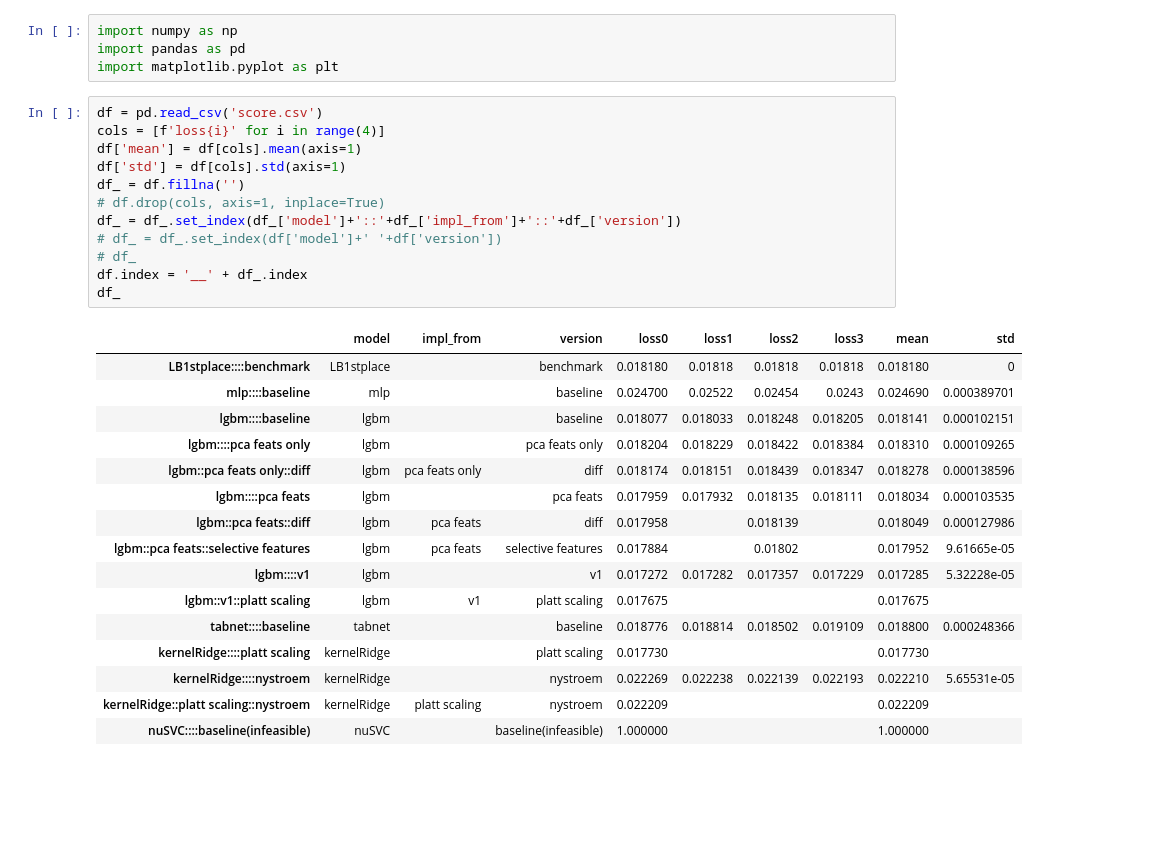
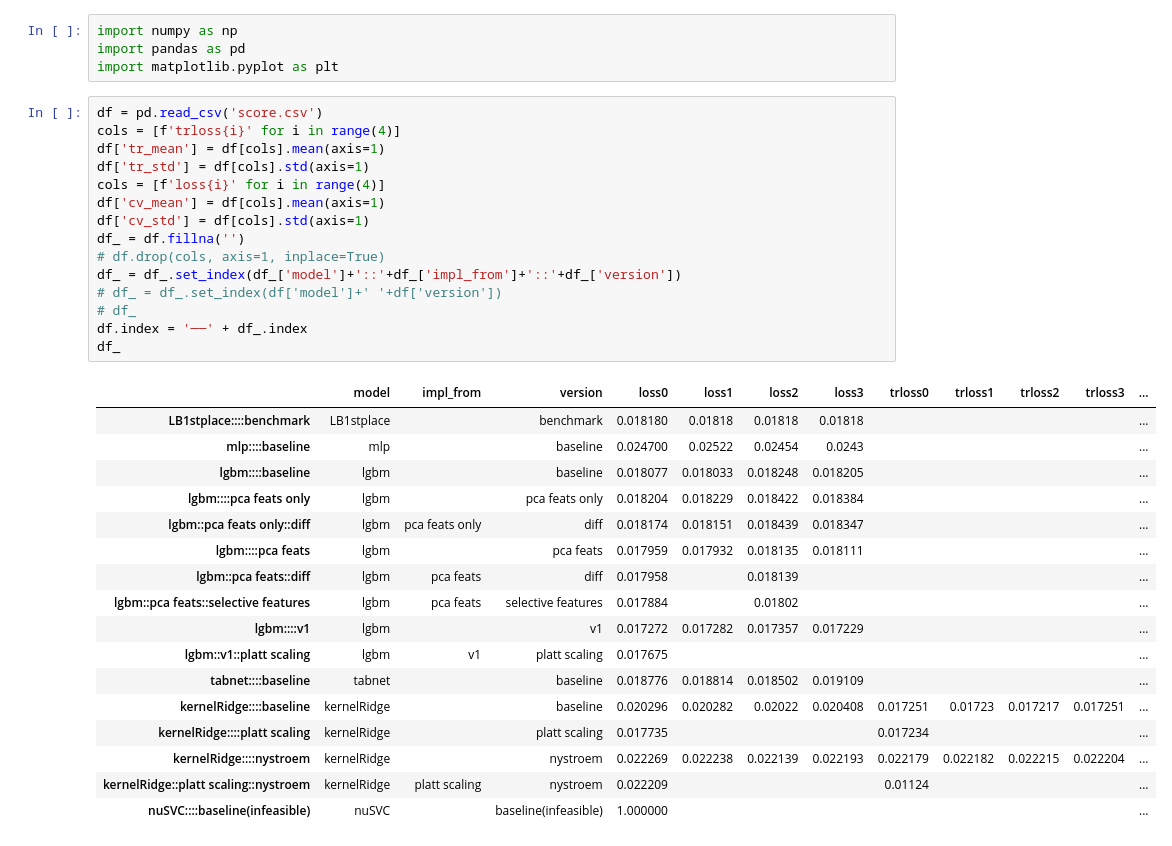
Before and after one commit to MutsumiChieda/moa, a Jupyter notebook: train_nb/score_calculator.ipynb, the cells around one changed output. Drawn from its saved outputs; the diff is of its cells as text; blank space fills up the shorter version.

```diff
--- a/train_nb/score_calculator.ipynb
+++ b/train_nb/score_calculator.ipynb
@@ -4,33 +4,37 @@ import pandas as pd
 import matplotlib.pyplot as plt
 # %%
 df = pd.read_csv('score.csv')
+cols = [f'trloss{i}' for i in range(4)]
+df['tr_mean'] = df[cols].mean(axis=1)
+df['tr_std'] = df[cols].std(axis=1)
 cols = [f'loss{i}' for i in range(4)]
-df['mean'] = df[cols].mean(axis=1)
-df['std'] = df[cols].std(axis=1)
+df['cv_mean'] = df[cols].mean(axis=1)
+df['cv_std'] = df[cols].std(axis=1)
 df_ = df.fillna('')
 # df.drop(cols, axis=1, inplace=True)
 df_ = df_.set_index(df_['model']+'::'+df_['impl_from']+'::'+df_['version'])
 # df_ = df_.set_index(df['model']+' '+df['version'])
 # df_
-df.index = '__' + df_.index
+df.index = '──' + df_.index
 df_
 # %% [output]
-|  | model | impl_from | version | loss0 | loss1 | loss2 | loss3 | mean | std |
-| LB1stplace::::benchmark | LB1stplace |  | benchmark | 0.018180 | 0.01818 | 0.01818 | 0.01818 | 0.018180 | 0 |
-| mlp::::baseline | mlp |  | baseline | 0.024700 | 0.02522 | 0.02454 | 0.0243 | 0.024690 | 0.000389701 |
-| lgbm::::baseline | lgbm |  | baseline | 0.018077 | 0.018033 | 0.018248 | 0.018205 | 0.018141 | 0.000102151 |
-| lgbm::::pca feats only | lgbm |  | pca feats only | 0.018204 | 0.018229 | 0.018422 | 0.018384 | 0.018310 | 0.000109265 |
-| lgbm::pca feats only::diff | lgbm | pca feats only | diff | 0.018174 | 0.018151 | 0.018439 | 0.018347 | 0.018278 | 0.000138596 |
-| lgbm::::pca feats | lgbm |  | pca feats | 0.017959 | 0.017932 | 0.018135 | 0.018111 | 0.018034 | 0.000103535 |
-| lgbm::pca feats::diff | lgbm | pca feats | diff | 0.017958 |  | 0.018139 |  | 0.018049 | 0.000127986 |
-| lgbm::pca feats::selective features | lgbm | pca feats | selective features | 0.017884 |  | 0.01802 |  | 0.017952 | 9.61665e-05 |
-| lgbm::::v1 | lgbm |  | v1 | 0.017272 | 0.017282 | 0.017357 | 0.017229 | 0.017285 | 5.32228e-05 |
-| lgbm::v1::platt scaling | lgbm | v1 | platt scaling | 0.017675 |  |  |  | 0.017675 |  |
-| tabnet::::baseline | tabnet |  | baseline | 0.018776 | 0.018814 | 0.018502 | 0.019109 | 0.018800 | 0.000248366 |
-| kernelRidge::::platt scaling | kernelRidge |  | platt scaling | 0.017730 |  |  |  | 0.017730 |  |
-| kernelRidge::::nystroem | kernelRidge |  | nystroem | 0.022269 | 0.022238 | 0.022139 | 0.022193 | 0.022210 | 5.65531e-05 |
-| kernelRidge::platt scaling::nystroem | kernelRidge | platt scaling | nystroem | 0.022209 |  |  |  | 0.022209 |  |
-| nuSVC::::baseline(infeasible) | nuSVC |  | baseline(infeasible) | 1.000000 |  |  |  | 1.000000 |  |
+|  | model | impl_from | version | loss0 | loss1 | loss2 | loss3 | trloss0 | trloss1 | trloss2 | trloss3 | ... |
+| LB1stplace::::benchmark | LB1stplace |  | benchmark | 0.018180 | 0.01818 | 0.01818 | 0.01818 |  |  |  |  | ... |
+| mlp::::baseline | mlp |  | baseline | 0.024700 | 0.02522 | 0.02454 | 0.0243 |  |  |  |  | ... |
+| lgbm::::baseline | lgbm |  | baseline | 0.018077 | 0.018033 | 0.018248 | 0.018205 |  |  |  |  | ... |
+| lgbm::::pca feats only | lgbm |  | pca feats only | 0.018204 | 0.018229 | 0.018422 | 0.018384 |  |  |  |  | ... |
+| lgbm::pca feats only::diff | lgbm | pca feats only | diff | 0.018174 | 0.018151 | 0.018439 | 0.018347 |  |  |  |  | ... |
+| lgbm::::pca feats | lgbm |  | pca feats | 0.017959 | 0.017932 | 0.018135 | 0.018111 |  |  |  |  | ... |
+| lgbm::pca feats::diff | lgbm | pca feats | diff | 0.017958 |  | 0.018139 |  |  |  |  |  | ... |
+| lgbm::pca feats::selective features | lgbm | pca feats | selective features | 0.017884 |  | 0.01802 |  |  |  |  |  | ... |
+| lgbm::::v1 | lgbm |  | v1 | 0.017272 | 0.017282 | 0.017357 | 0.017229 |  |  |  |  | ... |
+| lgbm::v1::platt scaling | lgbm | v1 | platt scaling | 0.017675 |  |  |  |  |  |  |  | ... |
+| tabnet::::baseline | tabnet |  | baseline | 0.018776 | 0.018814 | 0.018502 | 0.019109 |  |  |  |  | ... |
+| kernelRidge::::baseline | kernelRidge |  | baseline | 0.020296 | 0.020282 | 0.02022 | 0.020408 | 0.017251 | 0.01723 | 0.017217 | 0.017251 | ... |
+| kernelRidge::::platt scaling | kernelRidge |  | platt scaling | 0.017735 |  |  |  | 0.017234 |  |  |  | ... |
+| kernelRidge::::nystroem | kernelRidge |  | nystroem | 0.022269 | 0.022238 | 0.022139 | 0.022193 | 0.022179 | 0.022182 | 0.022215 | 0.022204 | ... |
+| kernelRidge::platt scaling::nystroem | kernelRidge | platt scaling | nystroem | 0.022209 |  |  |  | 0.01124 |  |  |  | ... |
+| nuSVC::::baseline(infeasible) | nuSVC |  | baseline(infeasible) | 1.000000 |  |  |  |  |  |  |  | ... |
 # %%
 fig, ax = plt.subplots()
 plt.sca(ax)
```
Also changed, not shown: parts of 3 cells of this notebook, 5 other files.
